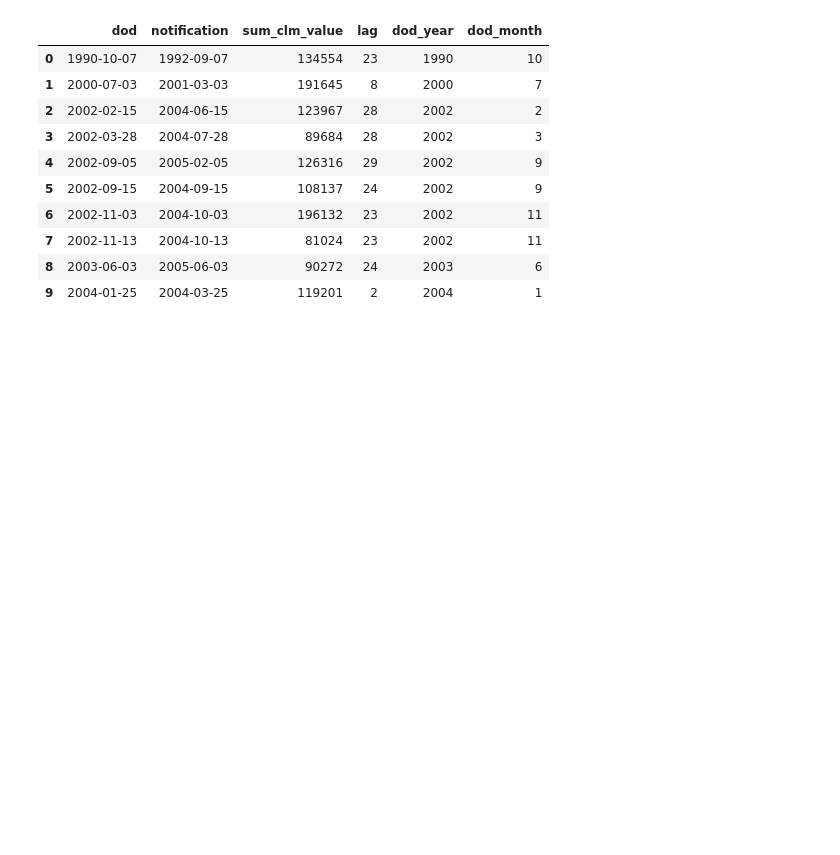
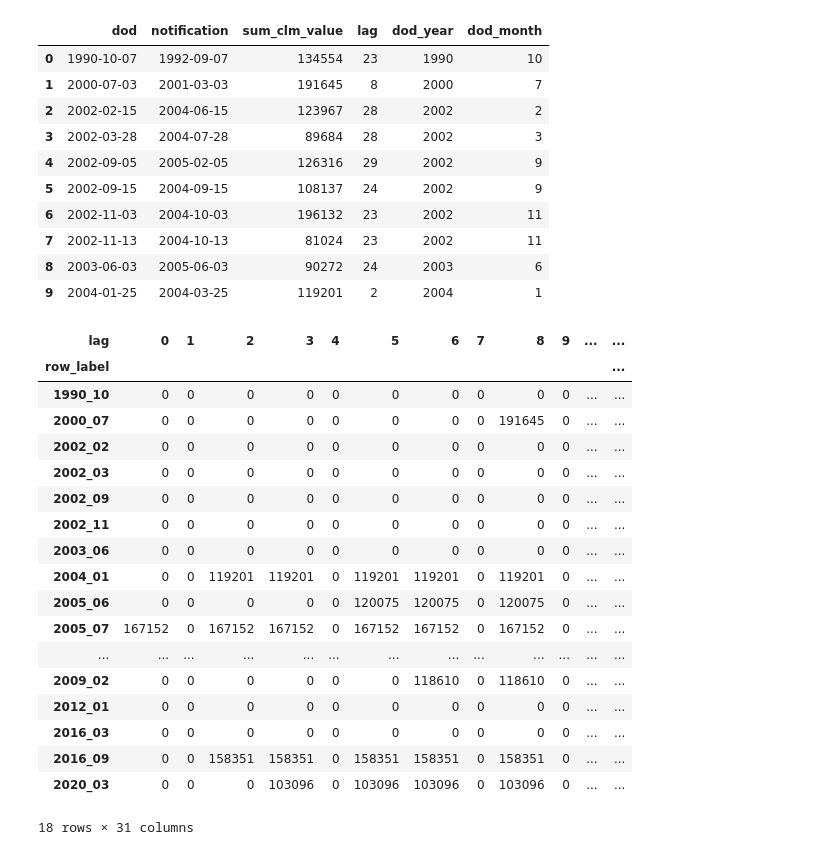
Before and after one commit to ananducherakkal/dataanalysis_4524, a Jupyter notebook: main.ipynb, the cells around one changed output. Drawn from its saved outputs; the diff is of its cells as text; code cells hidden in the pictures; blank space fills up the shorter version.

```diff
--- a/main.ipynb
+++ b/main.ipynb
@@ -123,3 +108,52 @@ summary_df.head(10)
 | 7 | 2002-11-13 | 2004-10-13 | 81024 | 23 | 2002 | 11 |
 | 8 | 2003-06-03 | 2005-06-03 | 90272 | 24 | 2003 | 6 |
 | 9 | 2004-01-25 | 2004-03-25 | 119201 | 2 | 2004 | 1 |
+# %%
+# Create a new column for row labels: "dod_year_dod_month"
+summary_df['row_label'] = summary_df['dod_year'].astype(str) + "_" + summary_df['dod_month'].astype(str).str.zfill(2)
+
+# Pivot table with rows as 'row_label', columns as 'lag', values as sum_clm_value
+triangle = summary_df.pivot_table(
+    index='row_label',
+    columns='lag',
+    values='sum_clm_value',
+    aggfunc='sum',
+    fill_value=0
+)
+
+# Sort rows by year_month (optional, if order matters)
+triangle = triangle.sort_index()
+
+# Calculate cumulative sums along columns (axis=1) for the run-off triangle
+triangle_cum = triangle.cumsum(axis=1)
+
+# Ensure columns from 0 to 30 exist (fill missing columns with 0)
+all_lags = list(range(31))
+for lag in all_lags:
+    if lag not in triangle_cum.columns:
+        triangle_cum[lag] = 0
+
+# Reorder columns to be from 0 to 30
+triangle_cum = triangle_cum[all_lags]
+
+triangle_cum
+# %% [output]
+| lag | 0 | 1 | 2 | 3 | 4 | 5 | 6 | 7 | 8 | 9 | ... | ... |
+| row_label |  |  |  |  |  |  |  |  |  |  |  | ... |
+| 1990_10 | 0 | 0 | 0 | 0 | 0 | 0 | 0 | 0 | 0 | 0 | ... | ... |
+| 2000_07 | 0 | 0 | 0 | 0 | 0 | 0 | 0 | 0 | 191645 | 0 | ... | ... |
+| 2002_02 | 0 | 0 | 0 | 0 | 0 | 0 | 0 | 0 | 0 | 0 | ... | ... |
+| 2002_03 | 0 | 0 | 0 | 0 | 0 | 0 | 0 | 0 | 0 | 0 | ... | ... |
+| 2002_09 | 0 | 0 | 0 | 0 | 0 | 0 | 0 | 0 | 0 | 0 | ... | ... |
+| 2002_11 | 0 | 0 | 0 | 0 | 0 | 0 | 0 | 0 | 0 | 0 | ... | ... |
+| 2003_06 | 0 | 0 | 0 | 0 | 0 | 0 | 0 | 0 | 0 | 0 | ... | ... |
+| 2004_01 | 0 | 0 | 119201 | 119201 | 0 | 119201 | 119201 | 0 | 119201 | 0 | ... | ... |
+| 2005_06 | 0 | 0 | 0 | 0 | 0 | 120075 | 120075 | 0 | 120075 | 0 | ... | ... |
+| 2005_07 | 167152 | 0 | 167152 | 167152 | 0 | 167152 | 167152 | 0 | 167152 | 0 | ... | ... |
+| ... | ... | ... | ... | ... | ... | ... | ... | ... | ... | ... | ... | ... |
+| 2009_02 | 0 | 0 | 0 | 0 | 0 | 0 | 118610 | 0 | 118610 | 0 | ... | ... |
+| 2012_01 | 0 | 0 | 0 | 0 | 0 | 0 | 0 | 0 | 0 | 0 | ... | ... |
+| 2016_03 | 0 | 0 | 0 | 0 | 0 | 0 | 0 | 0 | 0 | 0 | ... | ... |
+| 2016_09 | 0 | 0 | 158351 | 158351 | 0 | 158351 | 158351 | 0 | 158351 | 0 | ... | ... |
+| 2020_03 | 0 | 0 | 0 | 103096 | 0 | 103096 | 103096 | 0 | 103096 | 0 | ... | ... |
+18 rows × 31 columns
```
Also changed, not shown: parts of 7 cells of this notebook, 1 other file.
